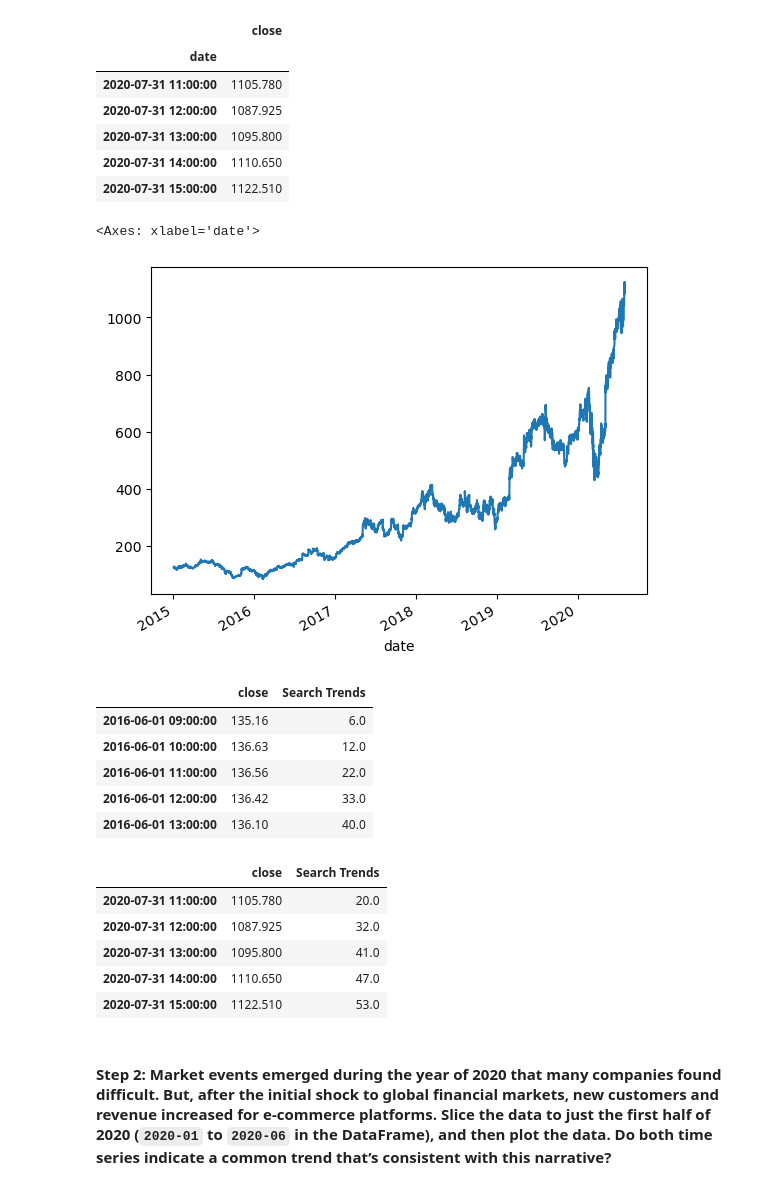
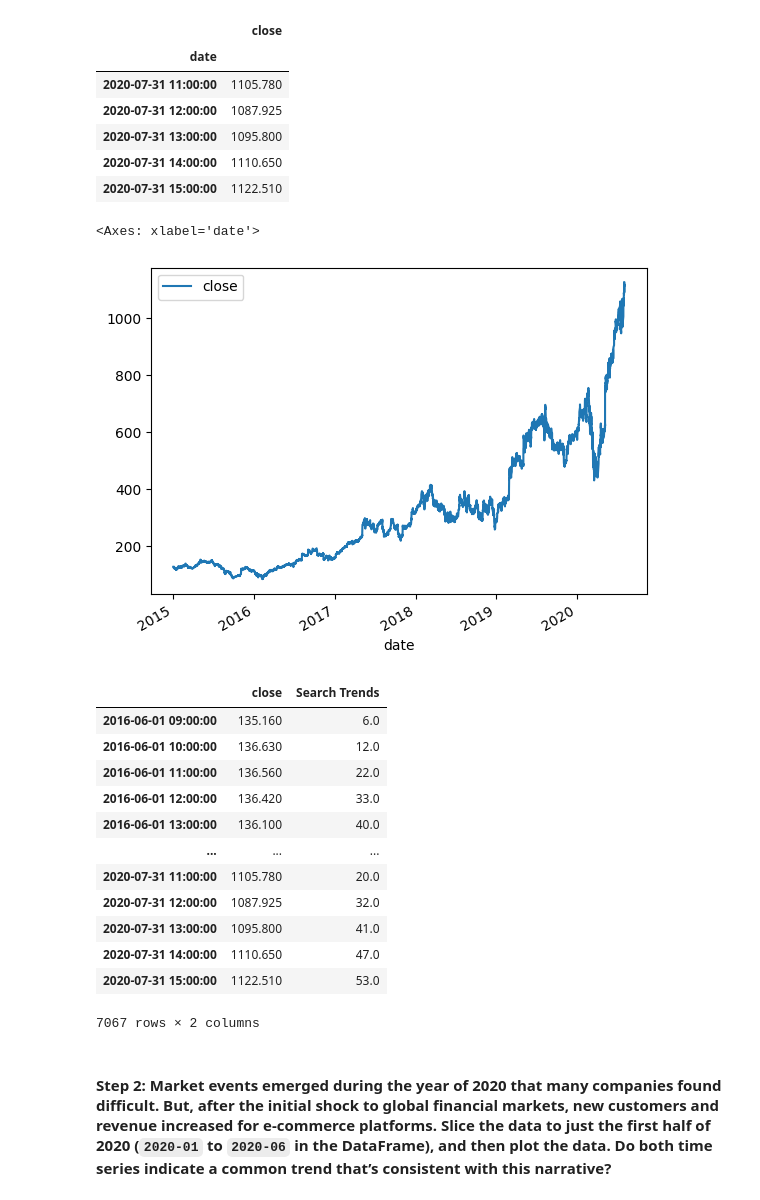
Before and after one commit to LardexTheLarge/prophet-challenge, a Jupyter notebook: forecasting_net_prophet.ipynb, the cells around one changed output. Saved outputs shown, nothing was run; the diff lists cells and outputs as text; code cells hidden in the pictures.

```diff
--- a/forecasting_net_prophet.ipynb
+++ b/forecasting_net_prophet.ipynb
@@ -211,28 +211,31 @@ display(df_mercado_stock.tail())
 | 2020-07-31 15:00:00 | 1122.510 |
 # %%
 # Visualize the closing price of the df_mercado_stock DataFrame
+df_mercado_stock.plot()
 # %% [output]
 <Axes: xlabel='date'>
-[figure, old version]
+[figure, new version]
 # %%
 # Concatenate the df_mercado_stock DataFrame with the df_mercado_trends DataFrame
 # Concatenate the DataFrame by columns (axis=1), and drop and rows with only one column of data
-
+mercadoDf = pd.concat([df_mercado_stock, df_mercado_trends], axis=1).dropna()
 
 # View the first and last five rows of the DataFrame
+mercadoDf
 # %% [output]
 |  | close | Search Trends |
-| 2016-06-01 09:00:00 | 135.16 | 6.0 |
-| 2016-06-01 10:00:00 | 136.63 | 12.0 |
-| 2016-06-01 11:00:00 | 136.56 | 22.0 |
-| 2016-06-01 12:00:00 | 136.42 | 33.0 |
-| 2016-06-01 13:00:00 | 136.10 | 40.0 |
+| 2016-06-01 09:00:00 | 135.160 | 6.0 |
+| 2016-06-01 10:00:00 | 136.630 | 12.0 |
+| 2016-06-01 11:00:00 | 136.560 | 22.0 |
+| 2016-06-01 12:00:00 | 136.420 | 33.0 |
+| 2016-06-01 13:00:00 | 136.100 | 40.0 |
+| ... | ... | ... |
+| 2020-07-31 11:00:00 | 1105.780 | 20.0 |
+| 2020-07-31 12:00:00 | 1087.925 | 32.0 |
+| 2020-07-31 13:00:00 | 1095.800 | 41.0 |
+| 2020-07-31 14:00:00 | 1110.650 | 47.0 |
+| 2020-07-31 15:00:00 | 1122.510 | 53.0 |
-|  | close | Search Trends |
-| 2020-07-31 11:00:00 | 1105.780 | 20.0 |
-| 2020-07-31 12:00:00 | 1087.925 | 32.0 |
-| 2020-07-31 13:00:00 | 1095.800 | 41.0 |
-| 2020-07-31 14:00:00 | 1110.650 | 47.0 |
-| 2020-07-31 15:00:00 | 1122.510 | 53.0 |
+7067 rows × 2 columns
 # %% [markdown]
 #### Step 2: Market events emerged during the year of 2020 that many companies found difficult. But, after the initial shock to global financial markets, new customers and revenue increased for e-commerce platforms. Slice the data to just the first half of 2020 (`2020-01` to `2020-06` in the DataFrame), and then plot the data. Do both time series indicate a common trend that’s consistent with this narrative?
 # %%
```
Also changed, not shown: parts of 4 cells of this notebook.
